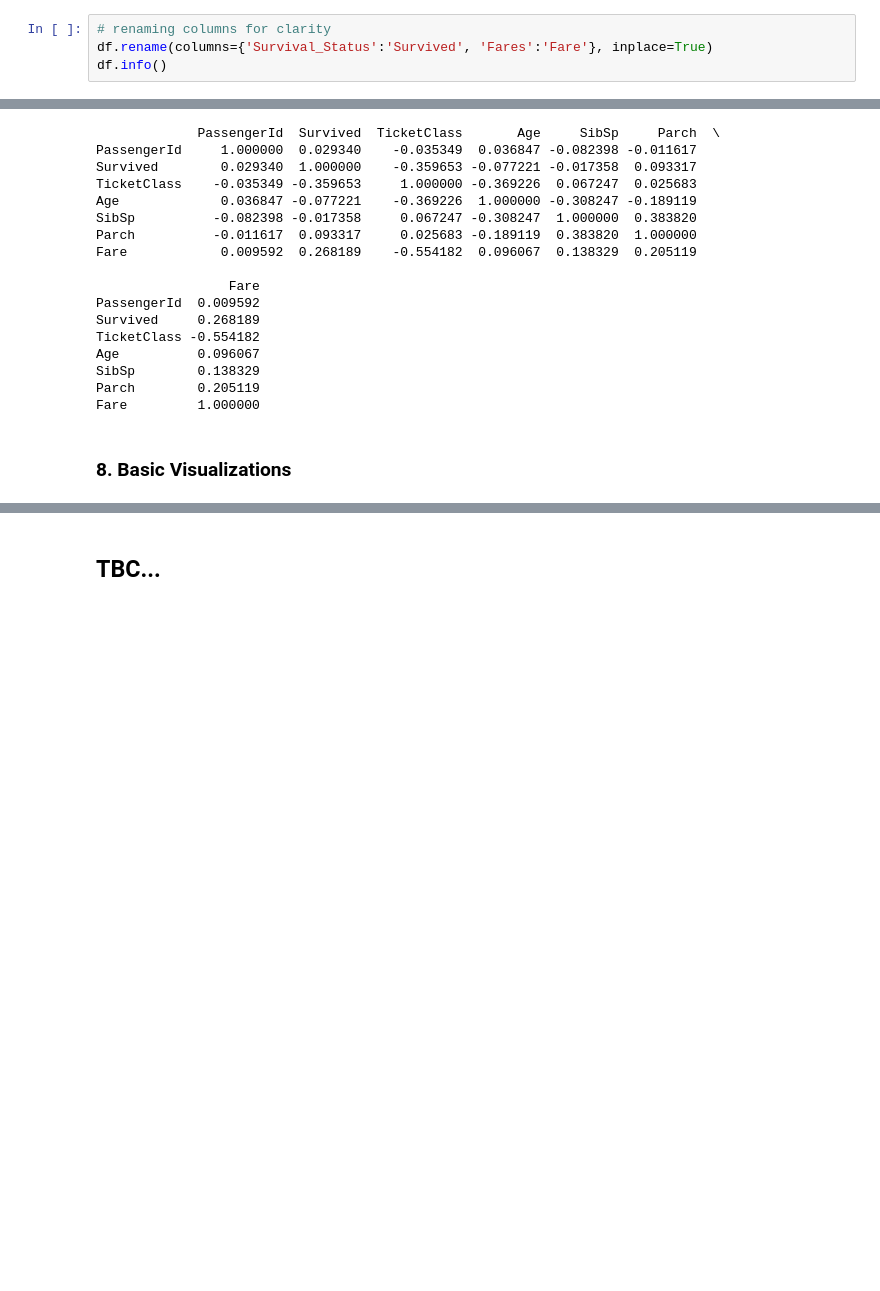
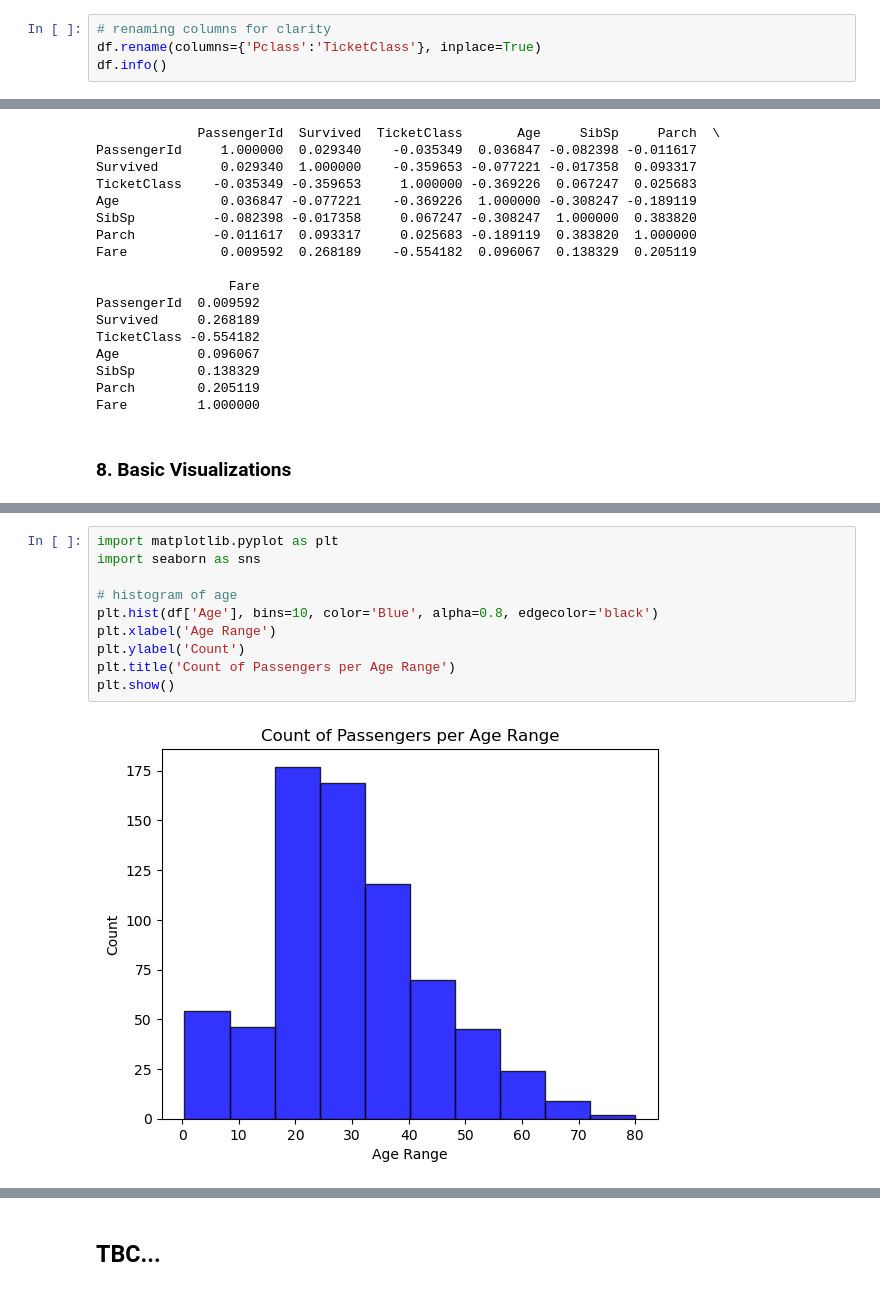
Before and after one commit to Lamerck/ML-Mentorship-Sessions, a Jupyter notebook: eda_1/basics_of_eda.ipynb, the cells around one changed output, grey strips where cells are left out. Cells and saved outputs as stored; diff of their text form; blank space fills up the shorter version.

```diff
--- a/eda_1/basics_of_eda.ipynb
+++ b/eda_1/basics_of_eda.ipynb
@@ -92,7 +92,7 @@ Name: Sex, dtype: object
 ### 5. Renaming & Handling Missing Values
 # %%
 # renaming columns for clarity
-df.rename(columns={'Survival_Status':'Survived', 'Fares':'Fare'}, inplace=True)
+df.rename(columns={'Pclass':'TicketClass'}, inplace=True)
 df.info()
 # %% [output]
 <class 'pandas.core.frame.DataFrame'>
@@ -274,0 +274,12 @@ plt.show()
+# %%
+import matplotlib.pyplot as plt
+import seaborn as sns
+
+# histogram of age
+plt.hist(df['Age'], bins=10, color='Blue', alpha=0.8, edgecolor='black')
+plt.xlabel('Age Range')
+plt.ylabel('Count')
+plt.title('Count of Passengers per Age Range')
+plt.show()
+# %% [output]
+[figure, added]
```
Also changed, not shown: parts of 8 cells of this notebook.
